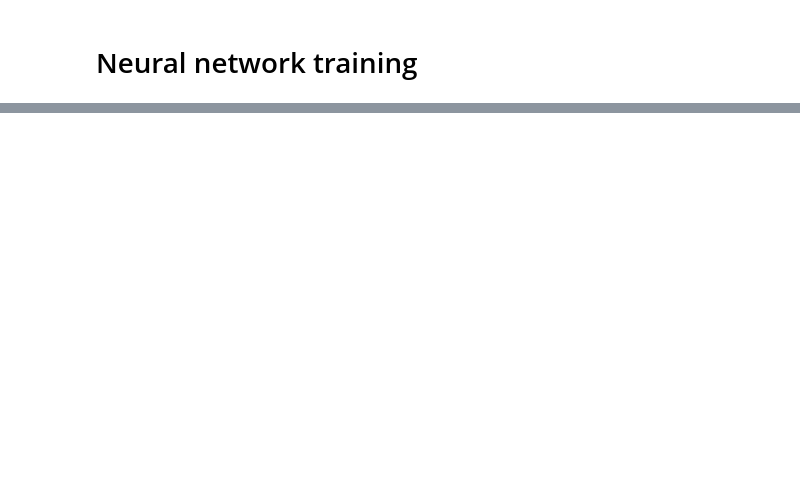
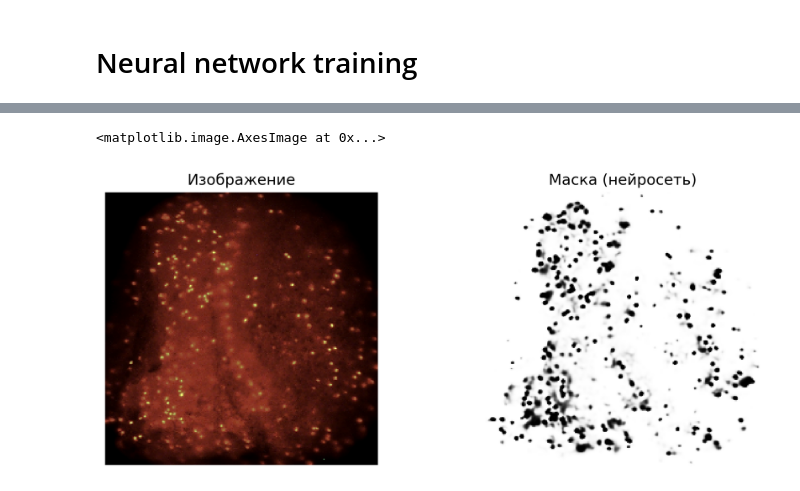
Before and after one commit to Sergei-Volkov/CellsCounter, a Jupyter notebook: NeuralNetworkTry.ipynb, the cells around one changed output, grey strips where cells are left out. Saved outputs shown, nothing was run; the diff lists cells and outputs as text; code cells hidden in the pictures; blank space fills up the shorter version.

```diff
--- a/NeuralNetworkTry.ipynb
+++ b/NeuralNetworkTry.ipynb
@@ -301,0 +370,13 @@ array([0, 1], dtype=uint8)
+# %%
+plt.figure(dpi=300, figsize=(10, 4))
+plt.subplot(1, 2, 1)
+plt.title('Изображение')
+plt.axis('off')
+plt.imshow(crp_img, cmap='Greys')
+plt.subplot(1, 2, 2)
+plt.title('Маска (нейросеть)')
+plt.axis('off')
+plt.imshow(model.predict(np.expand_dims(crp_img, 0))[0][..., 0], cmap='Greys')
+# %% [output]
+<matplotlib.image.AxesImage at 0x...>
+[figure, added]
```
Also changed, not shown: parts of 24 cells of this notebook.
